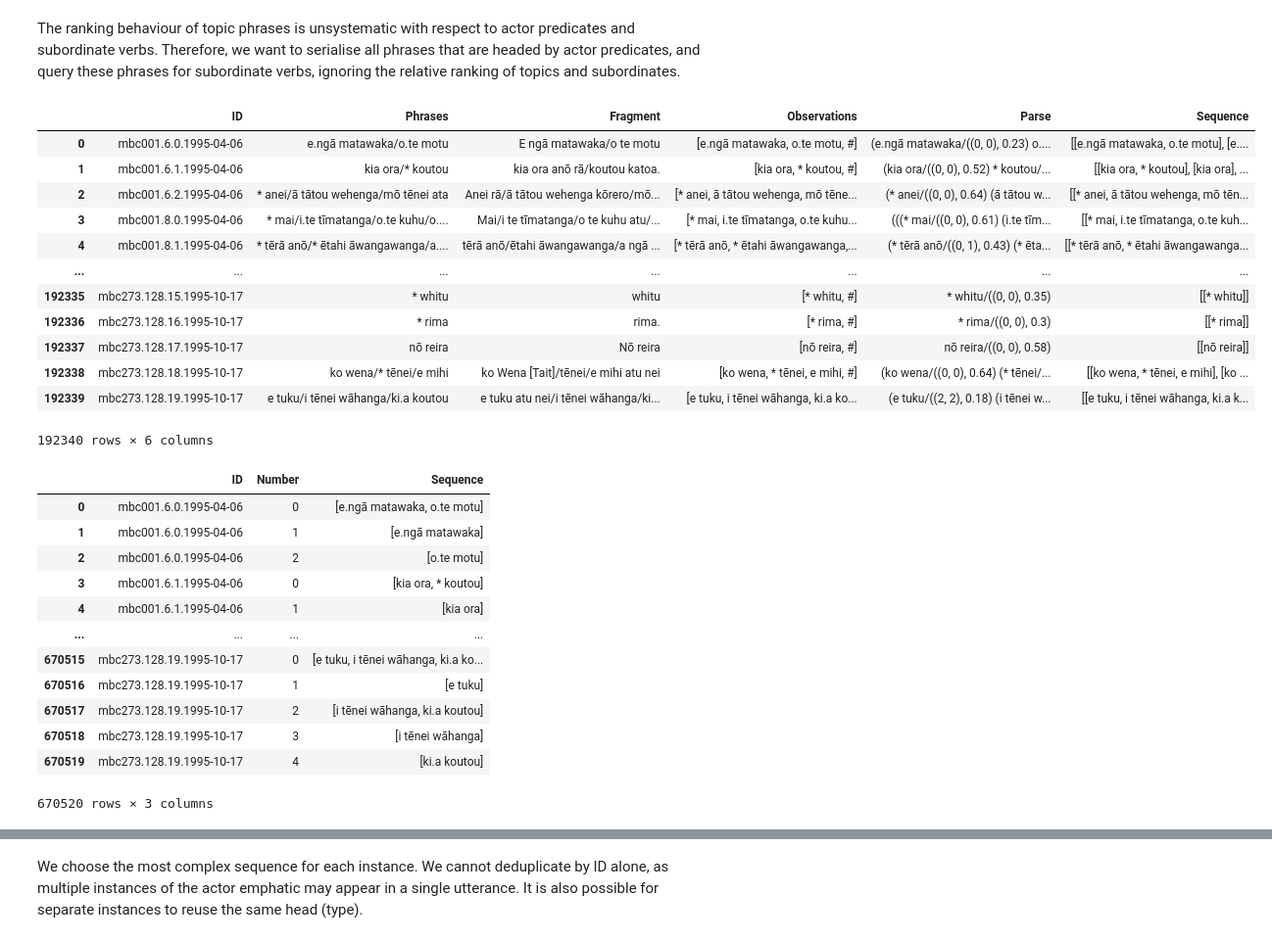
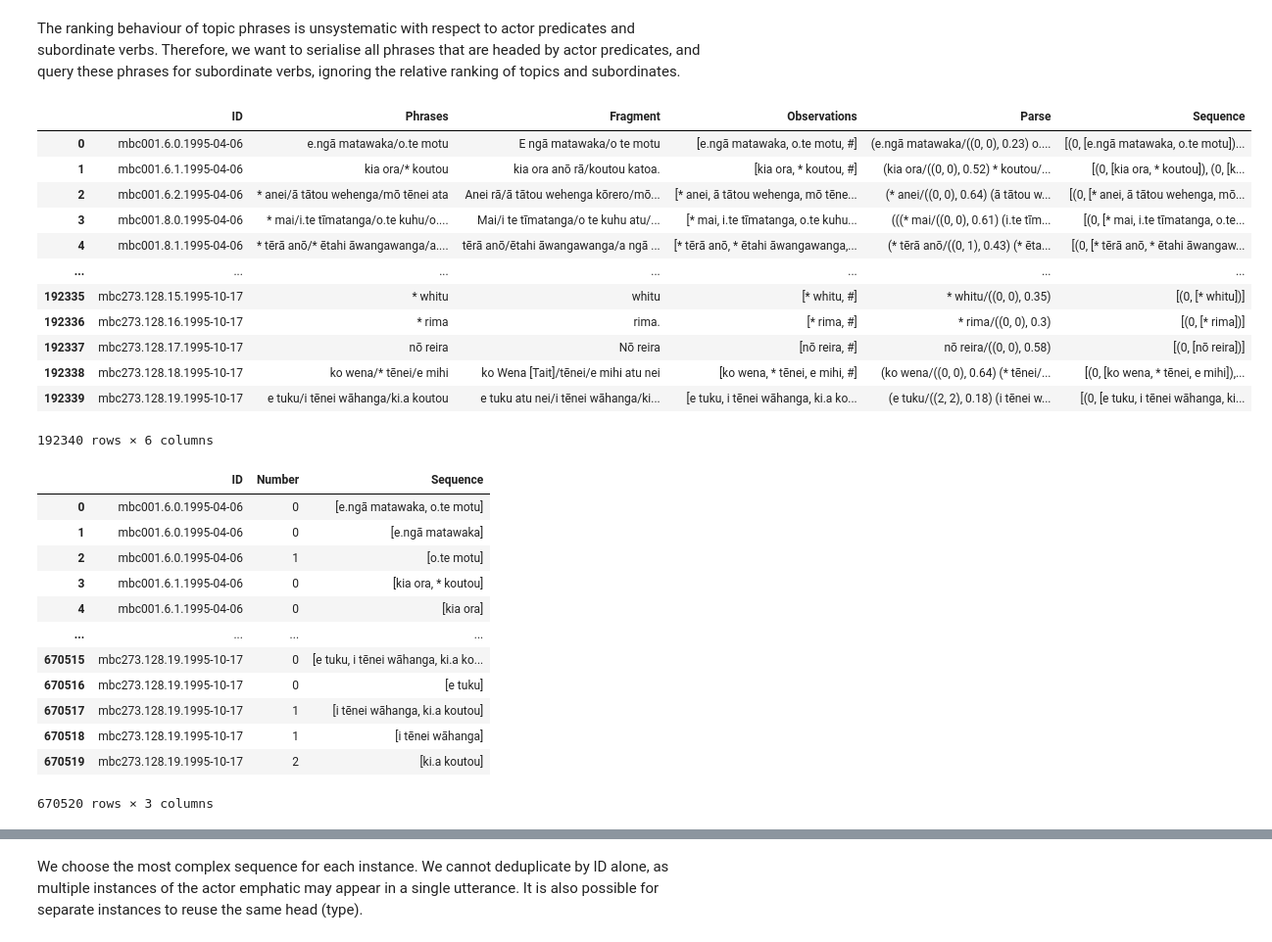
Before and after one commit to connor-taylorbrown/trm-parser, a Jupyter notebook: constructions.ipynb, the cells around one changed output, grey strips where cells are left out. Shown at 98% size. Cells and saved outputs as stored; diff of their text form; code cells hidden in the pictures.

```diff
--- a/constructions.ipynb
+++ b/constructions.ipynb
@@ -549,70 +553,83 @@ class PhraseSequence(ABC):
 class NonTerminalPhraseSequence(PhraseSequence):
     def __init__(self, left: PhraseSequence, right: PhraseSequence):
         self.left = left
         self.right = right
 
     def read(self):
         left, right = self.left.read(), self.right.read()
         history = left + right
-        construction = left[0] + right[0]
-        return [construction] + history
+        c, head = left[0]
+        _, mod = right[0]
+        return [(c, head + mod)] + history
 
 
 class TerminalPhraseSequence(PhraseSequence):
-    def __init__(self, node: Terminal):
+    def __init__(self, node: Terminal, count: int):
         self.phrase = node.phrase
+        self.count = count
 
     def read(self):
         construction = [self.phrase]
-        return [construction]
+        return [(self.count, construction)]
+
+
+class Counter:
+    def __init__(self):
+        self.count = 0
+
+    def next(self):
+        count = self.count
+        self.count += 1
+        return count
 
 
 class PhraseSequenceFactory:
-    def create(self, node: SyntaxNode):
+    def create(self, node: SyntaxNode, counter: Counter):
         if isinstance(node, Terminal):
-            return TerminalPhraseSequence(node)
+            return TerminalPhraseSequence(node, counter.next())
+
         elif isinstance(node, NonTerminal):
-            return NonTerminalPhraseSequence(self.create(node.left), self.create(node.right))
+            return NonTerminalPhraseSequence(self.create(node.left, counter), self.create(node.right, counter))
 
         raise TypeError
 
 
 factory = PhraseSequenceFactory()
 sequenced = pd.DataFrame(parsed)
-sequenced['Sequence'] = sequenced['Parse'].apply(lambda x: factory.create(x).read())
+sequenced['Sequence'] = sequenced['Parse'].apply(lambda x: factory.create(x, Counter()).read())
 
 sequenced
 # %% [output]
 |  | ID | Phrases | Fragment | Observations | Parse | Sequence |
-| 0 | mbc001.6.0.1995-04-06 | e.ngā matawaka/o.te motu | E ngā matawaka/o te motu | [e.ngā matawaka, o.te motu, #] | (e.ngā matawaka/((0, 0), 0.23) o.... | [[e.ngā matawaka, o.te motu], [e.... |
-| 1 | mbc001.6.1.1995-04-06 | kia ora/* koutou | kia ora anō rā/koutou katoa. | [kia ora, * koutou, #] | (kia ora/((0, 0), 0.52) * koutou/... | [[kia ora, * koutou], [kia ora], ... |
-| 2 | mbc001.6.2.1995-04-06 | * anei/ā tātou wehenga/mō tēnei ata | Anei rā/ā tātou wehenga kōrero/mō... | [* anei, ā tātou wehenga, mō tēne... | (* anei/((0, 0), 0.64) (ā tātou w... | [[* anei, ā tātou wehenga, mō tēn... |
-| 3 | mbc001.8.0.1995-04-06 | * mai/i.te tīmatanga/o.te kuhu/o.... | Mai/i te tīmatanga/o te kuhu atu/... | [* mai, i.te tīmatanga, o.te kuhu... | (((* mai/((0, 0), 0.61) (i.te tīm... | [[* mai, i.te tīmatanga, o.te kuh... |
-| 4 | mbc001.8.1.1995-04-06 | * tērā anō/* ētahi āwangawanga/a.... | tērā anō/ētahi āwangawanga/a ngā ... | [* tērā anō, * ētahi āwangawanga,... | (* tērā anō/((0, 1), 0.43) (* ēta... | [[* tērā anō, * ētahi āwangawanga... |
+| 0 | mbc001.6.0.1995-04-06 | e.ngā matawaka/o.te motu | E ngā matawaka/o te motu | [e.ngā matawaka, o.te motu, #] | (e.ngā matawaka/((0, 0), 0.23) o.... | [(0, [e.ngā matawaka, o.te motu])... |
+| 1 | mbc001.6.1.1995-04-06 | kia ora/* koutou | kia ora anō rā/koutou katoa. | [kia ora, * koutou, #] | (kia ora/((0, 0), 0.52) * koutou/... | [(0, [kia ora, * koutou]), (0, [k... |
+| 2 | mbc001.6.2.1995-04-06 | * anei/ā tātou wehenga/mō tēnei ata | Anei rā/ā tātou wehenga kōrero/mō... | [* anei, ā tātou wehenga, mō tēne... | (* anei/((0, 0), 0.64) (ā tātou w... | [(0, [* anei, ā tātou wehenga, mō... |
+| 3 | mbc001.8.0.1995-04-06 | * mai/i.te tīmatanga/o.te kuhu/o.... | Mai/i te tīmatanga/o te kuhu atu/... | [* mai, i.te tīmatanga, o.te kuhu... | (((* mai/((0, 0), 0.61) (i.te tīm... | [(0, [* mai, i.te tīmatanga, o.te... |
+| 4 | mbc001.8.1.1995-04-06 | * tērā anō/* ētahi āwangawanga/a.... | tērā anō/ētahi āwangawanga/a ngā ... | [* tērā anō, * ētahi āwangawanga,... | (* tērā anō/((0, 1), 0.43) (* ēta... | [(0, [* tērā anō, * ētahi āwangaw... |
 | ... | ... | ... | ... | ... | ... | ... |
-| 192335 | mbc273.128.15.1995-10-17 | * whitu | whitu | [* whitu, #] | * whitu/((0, 0), 0.35) | [[* whitu]] |
-| 192336 | mbc273.128.16.1995-10-17 | * rima | rima. | [* rima, #] | * rima/((0, 0), 0.3) | [[* rima]] |
-| 192337 | mbc273.128.17.1995-10-17 | nō reira | Nō reira | [nō reira, #] | nō reira/((0, 0), 0.58) | [[nō reira]] |
-| 192338 | mbc273.128.18.1995-10-17 | ko wena/* tēnei/e mihi | ko Wena [Tait]/tēnei/e mihi atu nei | [ko wena, * tēnei, e mihi, #] | (ko wena/((0, 0), 0.64) (* tēnei/... | [[ko wena, * tēnei, e mihi], [ko ... |
-| 192339 | mbc273.128.19.1995-10-17 | e tuku/i tēnei wāhanga/ki.a koutou | e tuku atu nei/i tēnei wāhanga/ki... | [e tuku, i tēnei wāhanga, ki.a ko... | (e tuku/((2, 2), 0.18) (i tēnei w... | [[e tuku, i tēnei wāhanga, ki.a k... |
+| 192335 | mbc273.128.15.1995-10-17 | * whitu | whitu | [* whitu, #] | * whitu/((0, 0), 0.35) | [(0, [* whitu])] |
+| 192336 | mbc273.128.16.1995-10-17 | * rima | rima. | [* rima, #] | * rima/((0, 0), 0.3) | [(0, [* rima])] |
+| 192337 | mbc273.128.17.1995-10-17 | nō reira | Nō reira | [nō reira, #] | nō reira/((0, 0), 0.58) | [(0, [nō reira])] |
+| 192338 | mbc273.128.18.1995-10-17 | ko wena/* tēnei/e mihi | ko Wena [Tait]/tēnei/e mihi atu nei | [ko wena, * tēnei, e mihi, #] | (ko wena/((0, 0), 0.64) (* tēnei/... | [(0, [ko wena, * tēnei, e mihi]),... |
+| 192339 | mbc273.128.19.1995-10-17 | e tuku/i tēnei wāhanga/ki.a koutou | e tuku atu nei/i tēnei wāhanga/ki... | [e tuku, i tēnei wāhanga, ki.a ko... | (e tuku/((2, 2), 0.18) (i tēnei w... | [(0, [e tuku, i tēnei wāhanga, ki... |
 192340 rows × 6 columns
 # %%
-sequences = pd.DataFrame([(row['ID'], i, seq) for _, row in sequenced.iterrows() for i, seq in enumerate(row['Sequence'])], columns=['ID', 'Number', 'Sequence'])
+sequences = pd.DataFrame([(row['ID'], i, seq) for _, row in sequenced.iterrows() for i, seq in row['Sequence']], columns=['ID', 'Number', 'Sequence'])
 
 sequences
 # %% [output]
 |  | ID | Number | Sequence |
 | 0 | mbc001.6.0.1995-04-06 | 0 | [e.ngā matawaka, o.te motu] |
-| 1 | mbc001.6.0.1995-04-06 | 1 | [e.ngā matawaka] |
-| 2 | mbc001.6.0.1995-04-06 | 2 | [o.te motu] |
+| 1 | mbc001.6.0.1995-04-06 | 0 | [e.ngā matawaka] |
+| 2 | mbc001.6.0.1995-04-06 | 1 | [o.te motu] |
 | 3 | mbc001.6.1.1995-04-06 | 0 | [kia ora, * koutou] |
-| 4 | mbc001.6.1.1995-04-06 | 1 | [kia ora] |
+| 4 | mbc001.6.1.1995-04-06 | 0 | [kia ora] |
 | ... | ... | ... | ... |
 | 670515 | mbc273.128.19.1995-10-17 | 0 | [e tuku, i tēnei wāhanga, ki.a ko... |
-| 670516 | mbc273.128.19.1995-10-17 | 1 | [e tuku] |
-| 670517 | mbc273.128.19.1995-10-17 | 2 | [i tēnei wāhanga, ki.a koutou] |
-| 670518 | mbc273.128.19.1995-10-17 | 3 | [i tēnei wāhanga] |
-| 670519 | mbc273.128.19.1995-10-17 | 4 | [ki.a koutou] |
+| 670516 | mbc273.128.19.1995-10-17 | 0 | [e tuku] |
+| 670517 | mbc273.128.19.1995-10-17 | 1 | [i tēnei wāhanga, ki.a koutou] |
+| 670518 | mbc273.128.19.1995-10-17 | 1 | [i tēnei wāhanga] |
+| 670519 | mbc273.128.19.1995-10-17 | 2 | [ki.a koutou] |
 670520 rows × 3 columns
 # %%
 sequences['Length'] = sequences['Sequence'].str.len()
```
Also changed, not shown: parts of 27 cells of this notebook.
